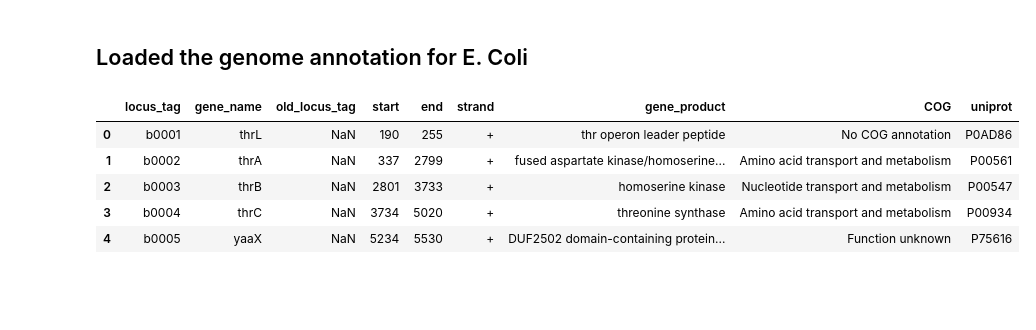
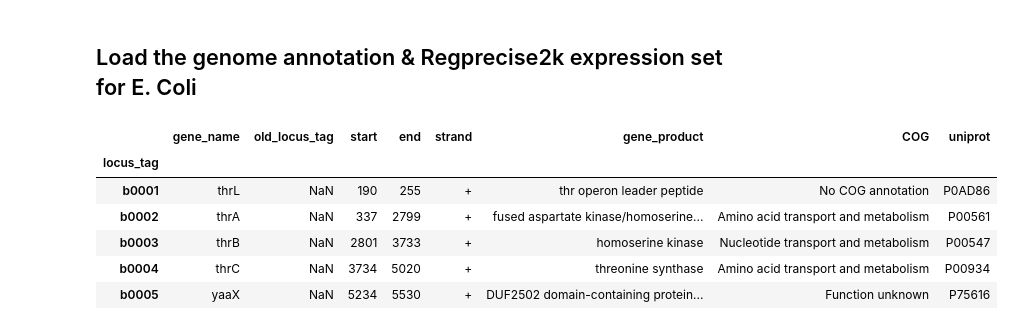
Before and after one commit to zjohnson001/EcoliTRN-ModuleEval, a Jupyter notebook: notebooks/inspect_input_elements.ipynb, the cells around one changed output. Cells and saved outputs as stored; diff of their text form; code cells hidden in the pictures; blank space fills up the shorter version.

Commit message:
Additional data and formatting

```diff
--- a/notebooks/inspect_input_elements.ipynb
+++ b/notebooks/inspect_input_elements.ipynb
@@ -3,12 +7,13 @@ import pandas as pd
 # %% [markdown]
-## Loaded the genome annotation for E. Coli
+## Load the genome annotation & Regprecise2k expression set for E. Coli
 # %%
-annotation = pd.read_csv("../data/Annotation/gene_info.csv")
+annotation = pd.read_csv("../data/Annotation/gene_info.csv", index_col=0)
 annotation.head()
 # %% [output]
-|  | locus_tag | gene_name | old_locus_tag | start | end | strand | gene_product | COG | uniprot |
-| 0 | b0001 | thrL | NaN | 190 | 255 | + | thr operon leader peptide | No COG annotation | P0AD86 |
-| 1 | b0002 | thrA | NaN | 337 | 2799 | + | fused aspartate kinase/homoserine... | Amino acid transport and metabolism | P00561 |
-| 2 | b0003 | thrB | NaN | 2801 | 3733 | + | homoserine kinase | Nucleotide transport and metabolism | P00547 |
-| 3 | b0004 | thrC | NaN | 3734 | 5020 | + | threonine synthase | Amino acid transport and metabolism | P00934 |
-| 4 | b0005 | yaaX | NaN | 5234 | 5530 | + | DUF2502 domain-containing protein... | Function unknown | P75616 |
+|  | gene_name | old_locus_tag | start | end | strand | gene_product | COG | uniprot |
+| locus_tag |  |  |  |  |  |  |  |  |
+| b0001 | thrL | NaN | 190 | 255 | + | thr operon leader peptide | No COG annotation | P0AD86 |
+| b0002 | thrA | NaN | 337 | 2799 | + | fused aspartate kinase/homoserine... | Amino acid transport and metabolism | P00561 |
+| b0003 | thrB | NaN | 2801 | 3733 | + | homoserine kinase | Nucleotide transport and metabolism | P00547 |
+| b0004 | thrC | NaN | 3734 | 5020 | + | threonine synthase | Amino acid transport and metabolism | P00934 |
+| b0005 | yaaX | NaN | 5234 | 5530 | + | DUF2502 domain-containing protein... | Function unknown | P75616 |
```
Also changed, not shown: parts of 12 cells of this notebook.
